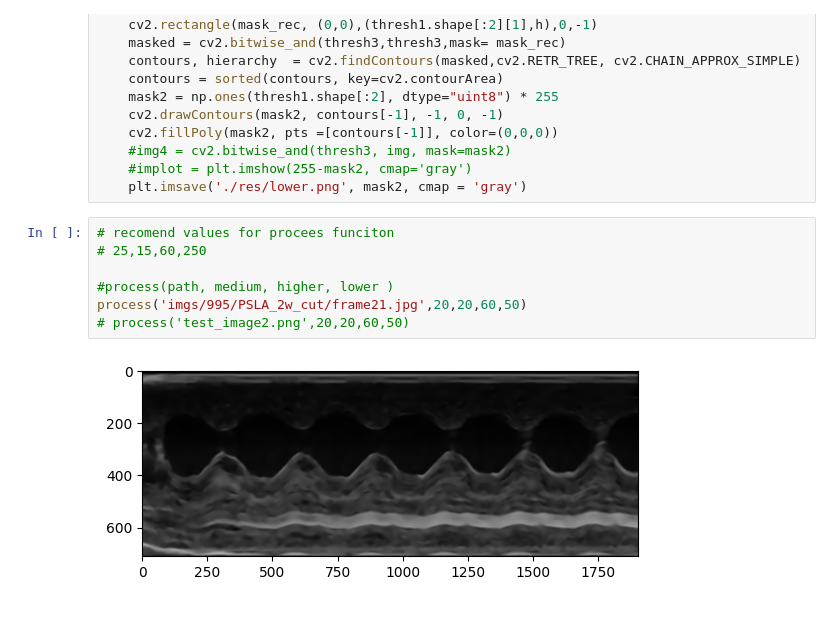
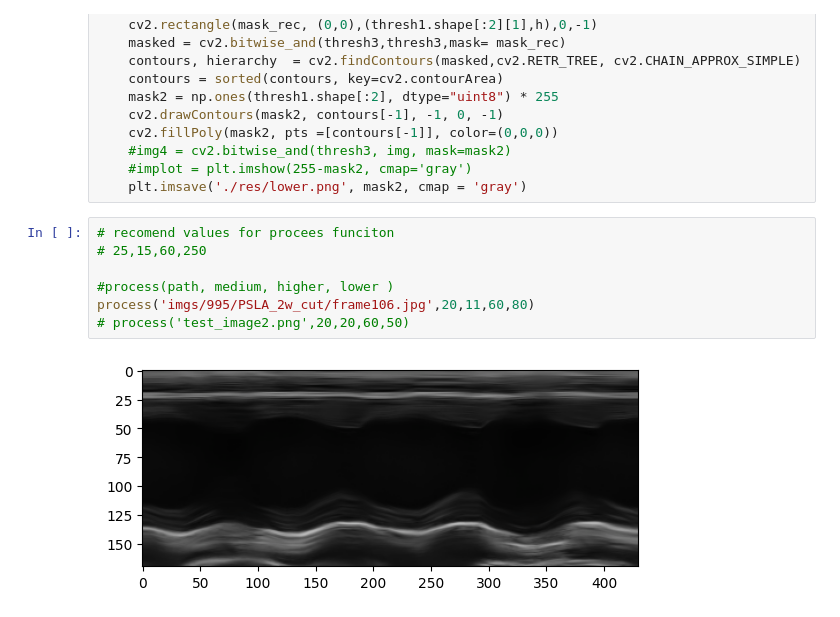
Before and after one commit to Onebu/HackMarato, a Jupyter notebook: preprocess.ipynb, the cells around one changed output. Drawn from its saved outputs; the diff is of its cells as text.

```diff
--- a/preprocess.ipynb
+++ b/preprocess.ipynb
@@ -145,9 +145,9 @@ def process(path, thresh_medium, thresh_higher, thresh_lower, h):
 # %%
 # recomend values for procees funciton
 # 25,15,60,250
 
 #process(path, medium, higher, lower )
-process('imgs/995/PSLA_2w_cut/frame21.jpg',20,20,60,50)
+process('imgs/995/PSLA_2w_cut/frame106.jpg',20,11,60,80)
 # process('test_image2.png',20,20,60,50)
 # %% [output]
-[figure, old version]
+[figure, new version]
```
Also changed, not shown: 21 other files.
